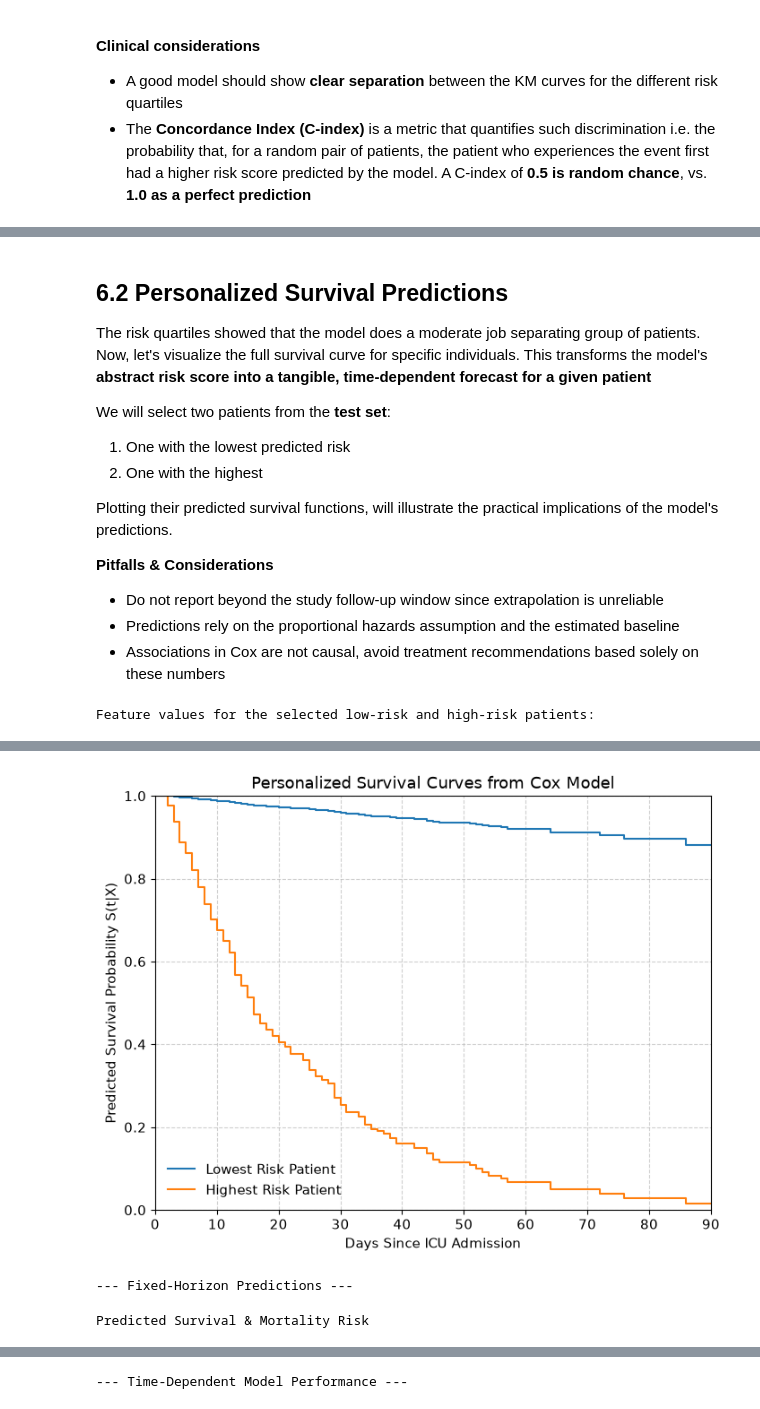
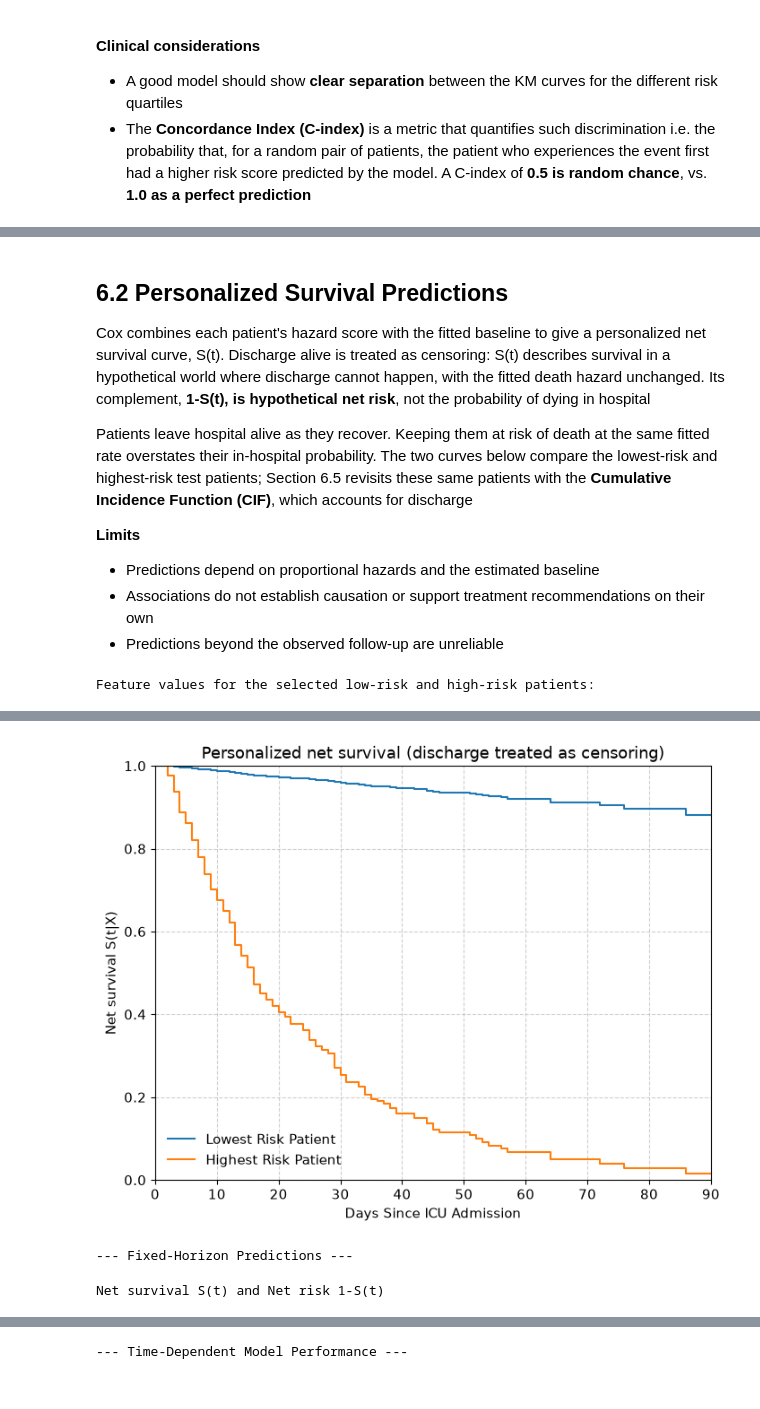
Before and after one commit to IE-ML-for-Healthcare/ICU_Survival_analysis, a Jupyter notebook: 02_ICU_Survival_analysis_CPH.ipynb, the cells around one changed output, grey strips where cells are left out. Drawn from its saved outputs; the diff is of its cells as text; code cells hidden in the pictures.

```diff
--- a/02_ICU_Survival_analysis_CPH.ipynb
+++ b/02_ICU_Survival_analysis_CPH.ipynb
@@ -791,18 +823,14 @@ plt.show()
 # %% [markdown]
 ## 6.2 Personalized Survival Predictions
 
-The risk quartiles showed that the model does a moderate job separating group of patients. Now, let's visualize the full survival curve for specific individuals. This transforms the model's **abstract risk score into a tangible, time-dependent forecast for a given patient**
+Cox combines each patient's hazard score with the fitted baseline to give a personalized net survival curve, S(t). Discharge alive is treated as censoring: S(t) describes survival in a hypothetical world where discharge cannot happen, with the fitted death hazard unchanged. Its complement, **1-S(t), is hypothetical net risk**, not the probability of dying in hospital
 
-We will select two patients from the **test set**:
-1. One with the lowest predicted risk
-2. One with the highest
+Patients leave hospital alive as they recover. Keeping them at risk of death at the same fitted rate overstates their in-hospital probability. The two curves below compare the lowest-risk and highest-risk test patients; Section 6.5 revisits these same patients with the **Cumulative Incidence Function (CIF)**, which accounts for discharge
 
-Plotting their predicted survival functions, will illustrate the practical implications of the model's predictions.
-
-**Pitfalls & Considerations**
-- Do not report beyond the study follow-up window since extrapolation is unreliable
-- Predictions rely on the proportional hazards assumption and the estimated baseline
-- Associations in Cox are not causal, avoid treatment recommendations based solely on these numbers
+**Limits**
+- Predictions depend on proportional hazards and the estimated baseline
+- Associations do not establish causation or support treatment recommendations on their own
+- Predictions beyond the observed follow-up are unreliable
 # %%
 # Requires: X_test_cox, risk_test, cph_multi from the previous cell
 # Produces: A plot of survival curves for two example patients and their fixed-horizon survival probabilities
@@ -825,39 +853,39 @@ plt.step(survival_functions.index, survival_functions.iloc[:, 0], where="post",
 plt.step(survival_functions.index, survival_functions.iloc[:, 1], where="post", label="Highest Risk Patient")
 
 plt.xlim(0, 90)
 plt.ylim(0, 1)
 plt.xlabel("Days Since ICU Admission")
-plt.ylabel("Predicted Survival Probability S(t|X)")
-plt.title("Personalized Survival Curves from Cox Model")
+plt.ylabel("Net survival S(t|X)")
+plt.title("Personalized net survival (discharge treated as censoring)")
 plt.legend(frameon=False)
 plt.grid(True, linestyle='--', alpha=0.6)
 plt.show()
 
 # 4. Extract survival probabilities and display them in a formatted table
 eval_times = [7.0, 30.0, 60.0]
 sf_at_times = cph_multi.predict_survival_function(patient_pair_df, times=eval_times)
 
 # Create a clean DataFrame for the results
 results_df = pd.DataFrame({
     'Low-Risk Patient': sf_at_times.iloc[:, 0].values,
     'High-Risk Patient': sf_at_times.iloc[:, 1].values
 }, index=[f"{int(t)}-Day" for t in eval_times])
 
 # Add mortality risk columns
-results_df['Low-Risk Mortality'] = 1 - results_df['Low-Risk Patient']
-results_df['High-Risk Mortality'] = 1 - results_df['High-Risk Patient']
+results_df['Low-Risk Net risk 1-S(t)'] = 1 - results_df['Low-Risk Patient']
+results_df['High-Risk Net risk 1-S(t)'] = 1 - results_df['High-Risk Patient']
 
 # Rename survival columns for clarity
-results_df.rename(columns={'Low-Risk Patient': 'Low-Risk Survival', 'High-Risk Patient': 'High-Risk Survival'}, inplace=True)
+results_df.rename(columns={'Low-Risk Patient': 'Low-Risk Net survival S(t)', 'High-Risk Patient': 'High-Risk Net survival S(t)'}, inplace=True)
 
 print("\n--- Fixed-Horizon Predictions ---\n")
 # Display the styled DataFrame
-display(results_df[['Low-Risk Survival', 'Low-Risk Mortality', 'High-Risk Survival', 'High-Risk Mortality']].style.format("{:.2%}").set_caption("Predicted Survival & Mortality Risk"))
+display(results_df[['Low-Risk Net survival S(t)', 'Low-Risk Net risk 1-S(t)', 'High-Risk Net survival S(t)', 'High-Risk Net risk 1-S(t)']].style.format("{:.2%}").set_caption("Net survival S(t) and Net risk 1-S(t)"))
 # %% [output]
 Feature values for the selected low-risk and high-risk patients:
 |  | num__Age | num__Gender | num__SAPS-I | num__SOFA | num__Weight | num__CCU | num__CSRU | num__SICU |
 | 3795 | 38.0 | 0.0 | 2.0 | 1.0 | 86.3 | 0.0 | 1.0 | 0.0 |
 | 1143 | 90.0 | 1.0 | 30.0 | 15.0 | 71.6 | 0.0 | 0.0 | 0.0 |
-[figure, old version]
+[figure, new version]
 --- Fixed-Horizon Predictions ---
-Predicted Survival & Mortality Risk
+Net survival S(t) and Net risk 1-S(t)
```
Also changed, not shown: parts of 22 cells of this notebook.
